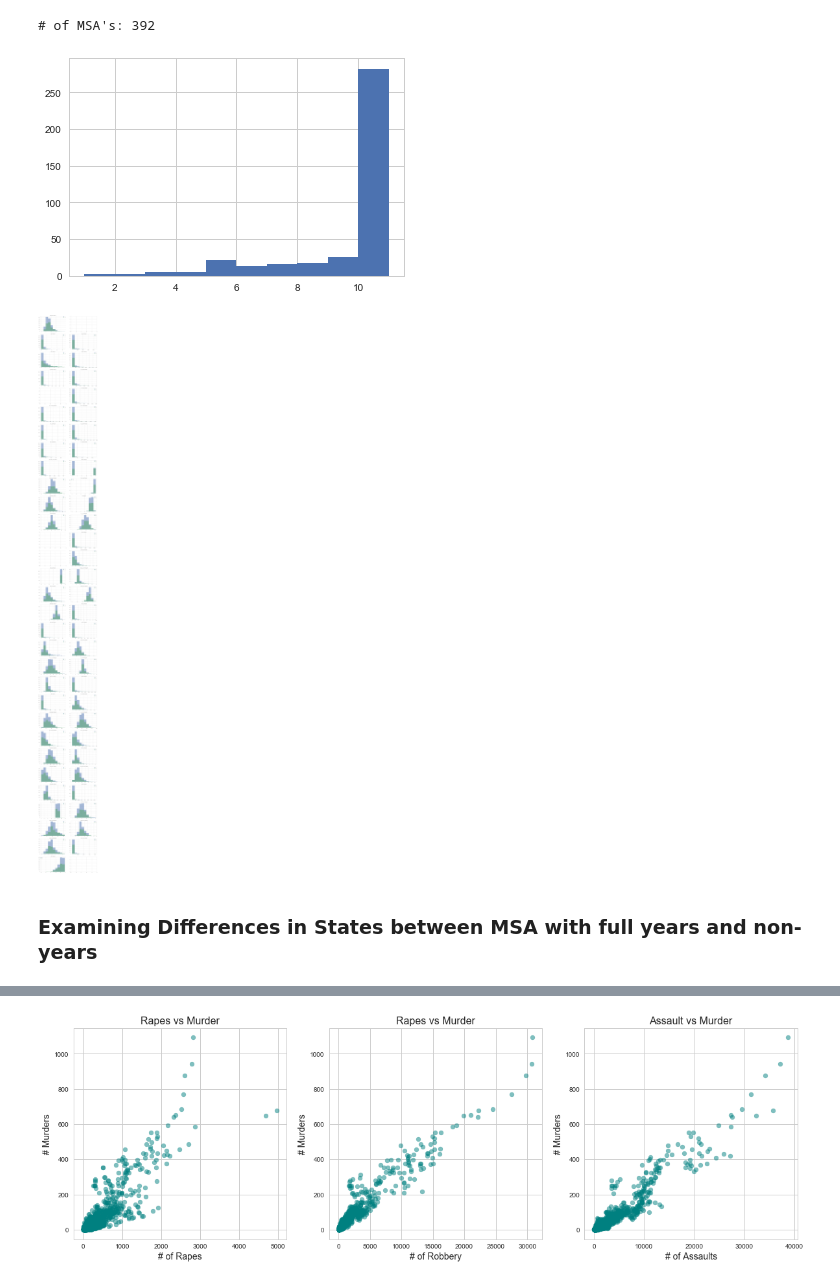
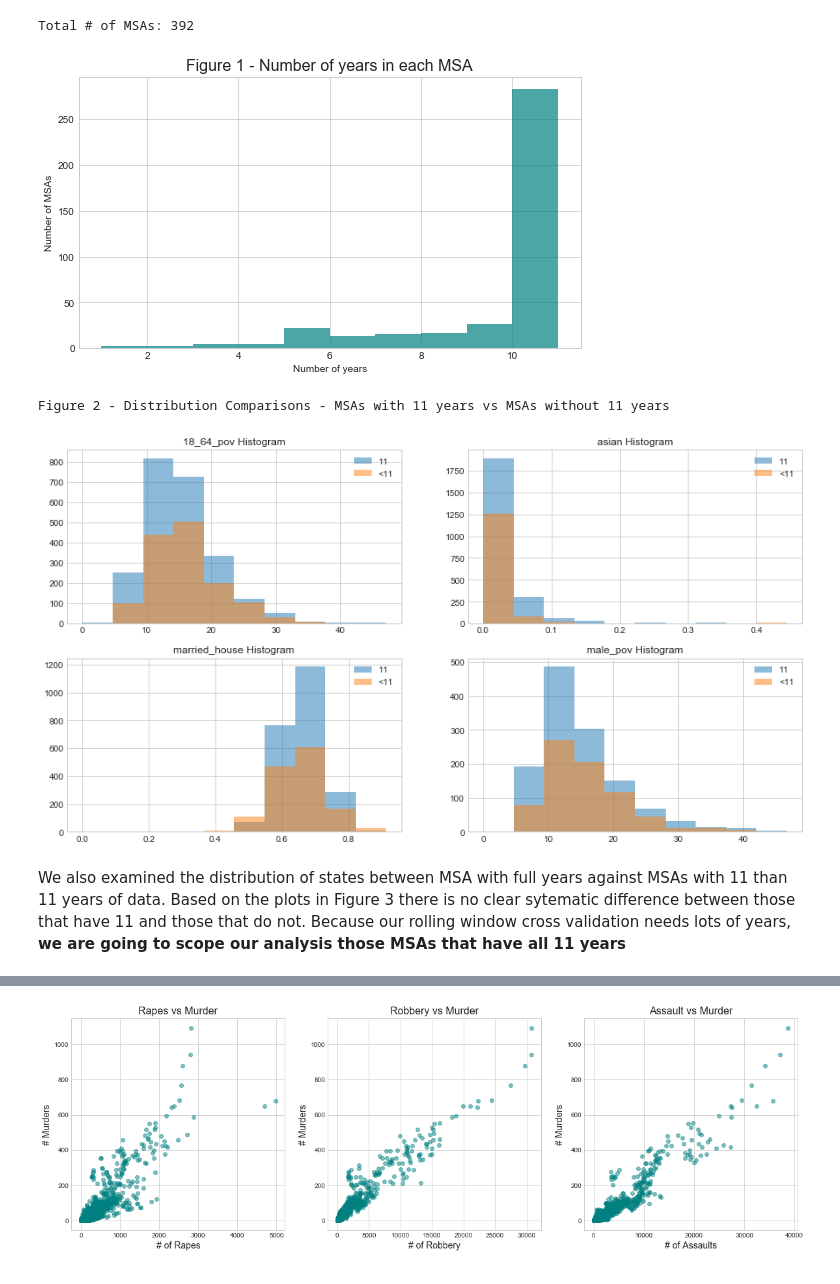
Before and after one commit to bab354/cs109a_final, a Jupyter notebook: eda.ipynb, the cells around one changed output, grey strips where cells are left out. Drawn from its saved outputs; the diff is of its cells as text; code cells hidden in the pictures.

```diff
--- a/eda.ipynb
+++ b/eda.ipynb
@@ -33,16 +20,21 @@ sns.set_style("whitegrid")
 # %%
 # Load in final dataframe without imputed values
 final_df = pd.read_json("output/final.json")
-
-print("# of MSA's: %i" %len(final_df['join_key'].unique()))
+print("Total # of MSAs: %i" %len(final_df['join_key'].unique()))
+#Plot a histogram by number of years
+fig, ax = plt.subplots(1,1, figsize=(9,5))
 final_df['num_years'] = final_df.groupby('join_key')['year'].transform(len)
 groups = final_df.loc[:, ['join_key', 'num_years']].drop_duplicates()
-plt.hist(groups['num_years'])
-# Fow now we are taking those that have all years
+ax.hist(groups['num_years'], color='teal', alpha=0.7)
+ax.set_title('Figure 1 - Number of years in each MSA',fontsize=16)
+ax.set_xlabel('Number of years')
+ax.set_ylabel('Number of MSAs');
+
+# Consider only MSAs with all 11 years of data
 full_msa = final_df.num_years == 11
 # %% [output]
-# of MSA's: 392
+Total # of MSAs: 392
-[figure, old version]
+[figure, new version]
 # %%
 # Quick to look at differences between full MSA and non
 def compare_msa(var, ax, max_value):
@@ -52,17 +44,22 @@ def compare_msa(var, ax, max_value):
     ax.legend();
 # %%
 # Look at Differences for MSA that have all years and ones that do not
-fig, ax = plt.subplots(31,2, figsize=(20,200))
+fig, ax = plt.subplots(2,2, figsize=(15,8))
 ax = ax.flatten()
+
 graph_vars = [v for v in final_df.columns
               if "state_" not in v and "MSA_" not in v and 'year' not in v]
+graph_vars = ['18_64_pov','asian','married_house','male_pov']
+
 for i, v in enumerate(graph_vars):
     if v not in ['city_key', 'MSA', 'state_key', 'join_key', 'largest_city']:
         compare_msa(v, ax[i], final_df.loc[:, v].max())
+print('Figure 2 - Distribution Comparisons - MSAs with 11 years vs MSAs without 11 years')
 # %% [output]
+Figure 2 - Distribution Comparisons - MSAs with 11 years vs MSAs without 11 years
-[figure, old version]
+[figure, new version]
-# %% [markdown]
-### Examining Differences in States between MSA with full years and non-years
+# %% [markdown]
+We also examined the distribution of states between MSA with full years against MSAs with 11 than 11 years of data.  Based on the plots in Figure 3 there is no clear sytematic difference between those that have 11 and those that do not. Because our rolling window cross validation needs lots of years, **we are going to scope our analysis those MSAs that have all 11 years**
 # %%
 # Look at Differences by states
 msa_11 =  final_df.loc[full_msa, ['city_key', 'state_key']].drop_duplicates()
```
Also changed, not shown: parts of 29 cells of this notebook.
